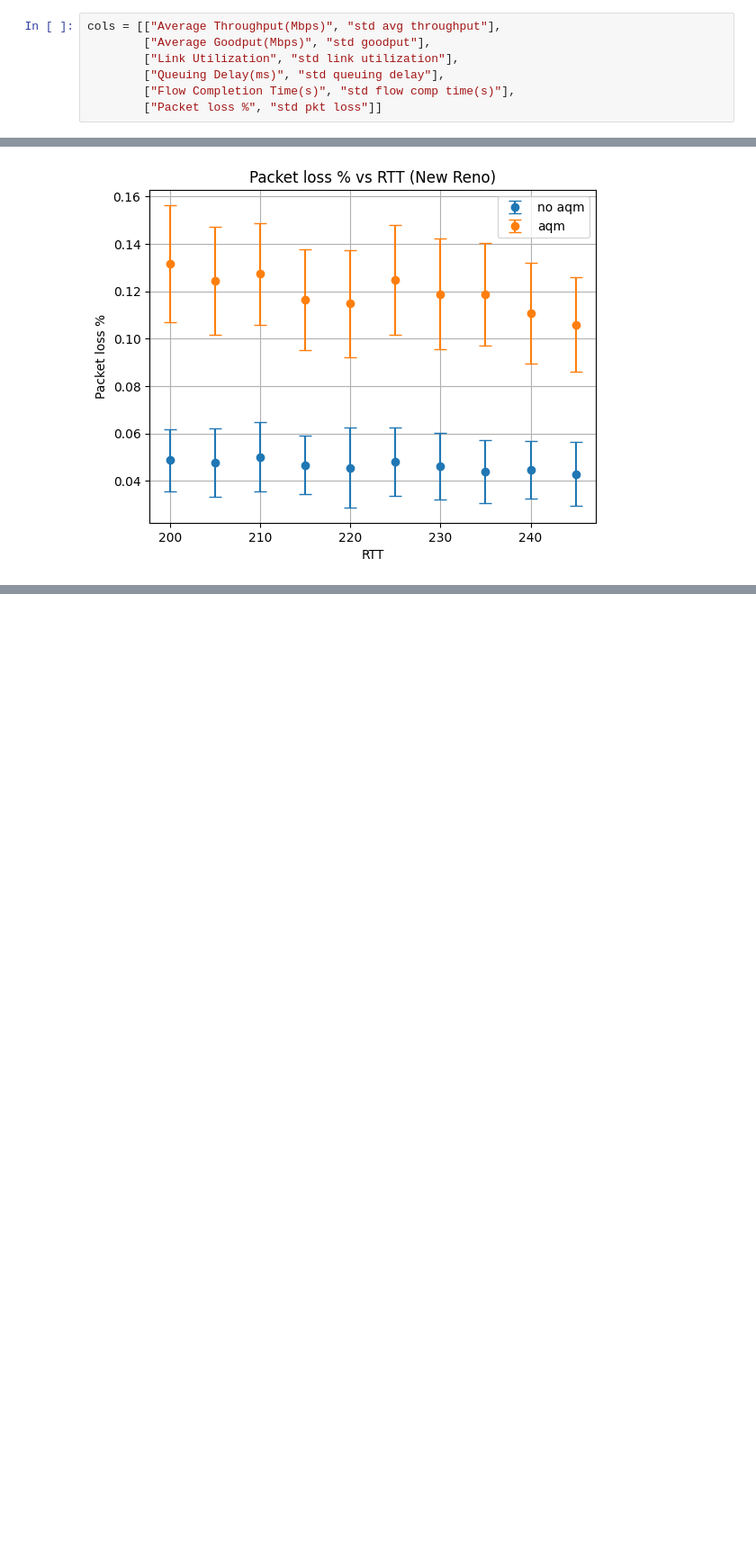
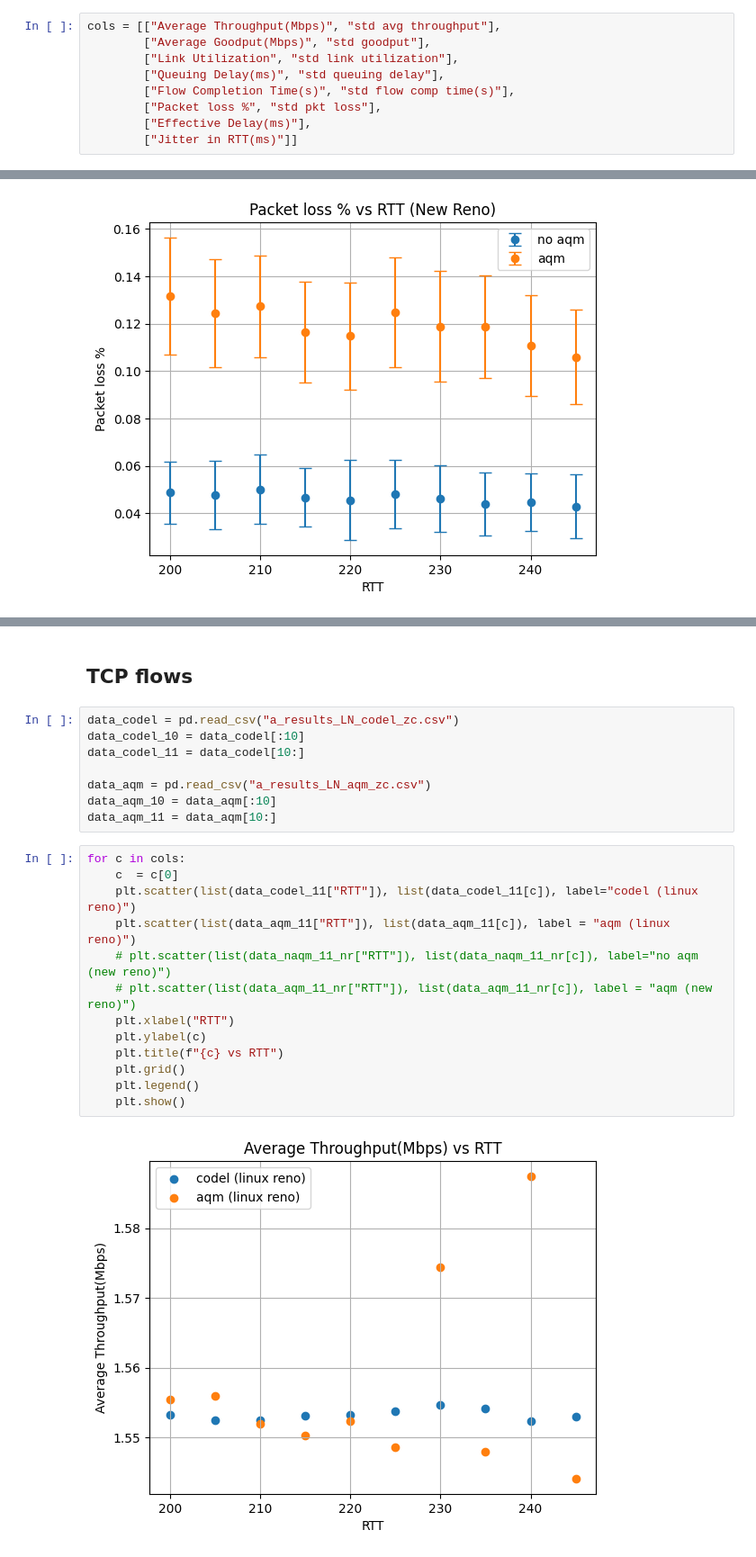
Before and after one commit to somitgond/mtp, a Jupyter notebook: pythonWork/aqm_V_naqm.ipynb, the cells around one changed output, grey strips where cells are left out. Shown at 90% size. Cells and saved outputs as stored; diff of their text form; blank space fills up the shorter version.

```diff
--- a/pythonWork/aqm_V_naqm.ipynb
+++ b/pythonWork/aqm_V_naqm.ipynb
@@ -13,5 +13,7 @@ cols = [["Average Throughput(Mbps)", "std avg throughput"],
         ["Link Utilization", "std link utilization"],
         ["Queuing Delay(ms)", "std queuing delay"],
         ["Flow Completion Time(s)", "std flow comp time(s)"],
-        ["Packet loss %", "std pkt loss"]]
+        ["Packet loss %", "std pkt loss"],
+        ["Effective Delay(ms)"],
+        ["Jitter in RTT(ms)"]]
 # %% [markdown]
@@ -327,0 +332,25 @@ for c in cols:
+# %% [markdown]
+## TCP flows
+# %%
+data_codel = pd.read_csv("a_results_LN_codel_zc.csv")
+data_codel_10 = data_codel[:10]
+data_codel_11 = data_codel[10:]
+
+data_aqm = pd.read_csv("a_results_LN_aqm_zc.csv")
+data_aqm_10 = data_aqm[:10]
+data_aqm_11 = data_aqm[10:]
+# %%
+for c in cols:
+    c  = c[0]
+    plt.scatter(list(data_codel_11["RTT"]), list(data_codel_11[c]), label="codel (linux reno)")
+    plt.scatter(list(data_aqm_11["RTT"]), list(data_aqm_11[c]), label = "aqm (linux reno)")
+    # plt.scatter(list(data_naqm_11_nr["RTT"]), list(data_naqm_11_nr[c]), label="no aqm (new reno)")
+    # plt.scatter(list(data_aqm_11_nr["RTT"]), list(data_aqm_11_nr[c]), label = "aqm (new reno)")
+    plt.xlabel("RTT")
+    plt.ylabel(c)
+    plt.title(f"{c} vs RTT")
+    plt.grid()
+    plt.legend()
+    plt.show()
+# %% [output]
+[figure, added]
```
Also changed, not shown: parts of 14 cells of this notebook, 3 other files.
